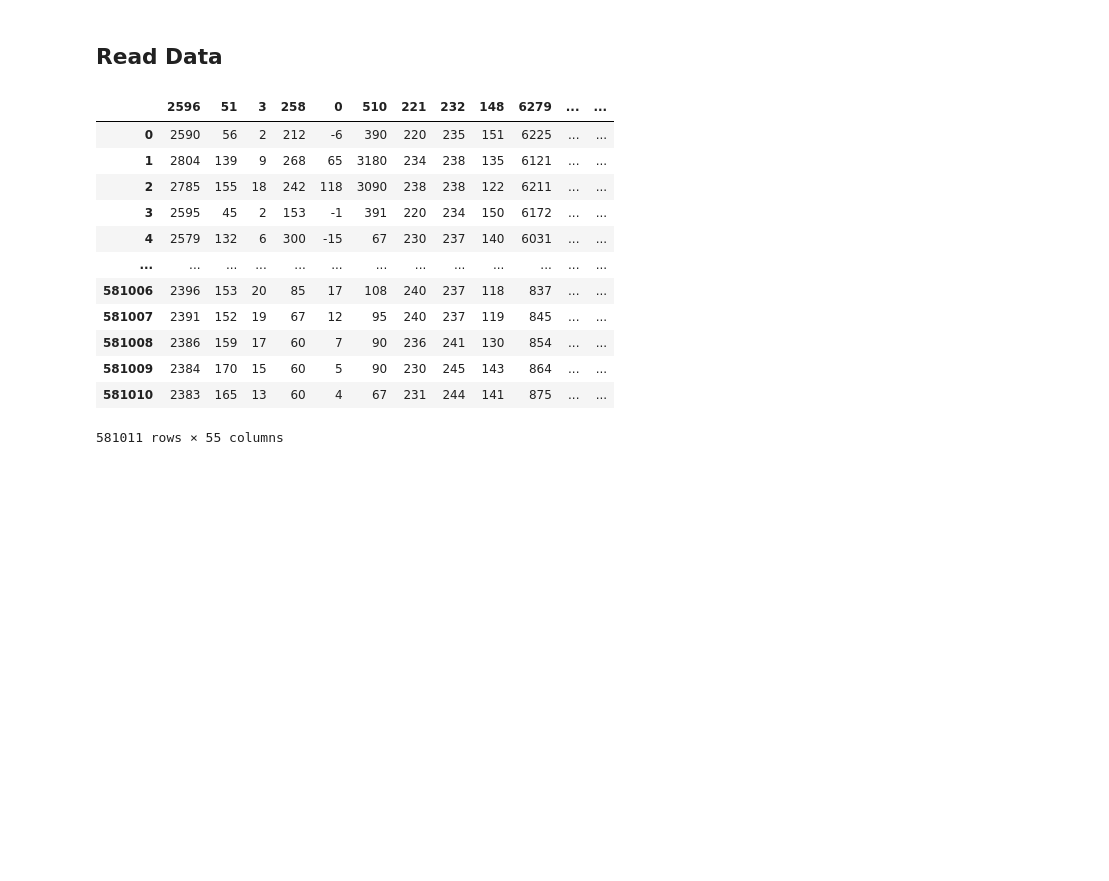
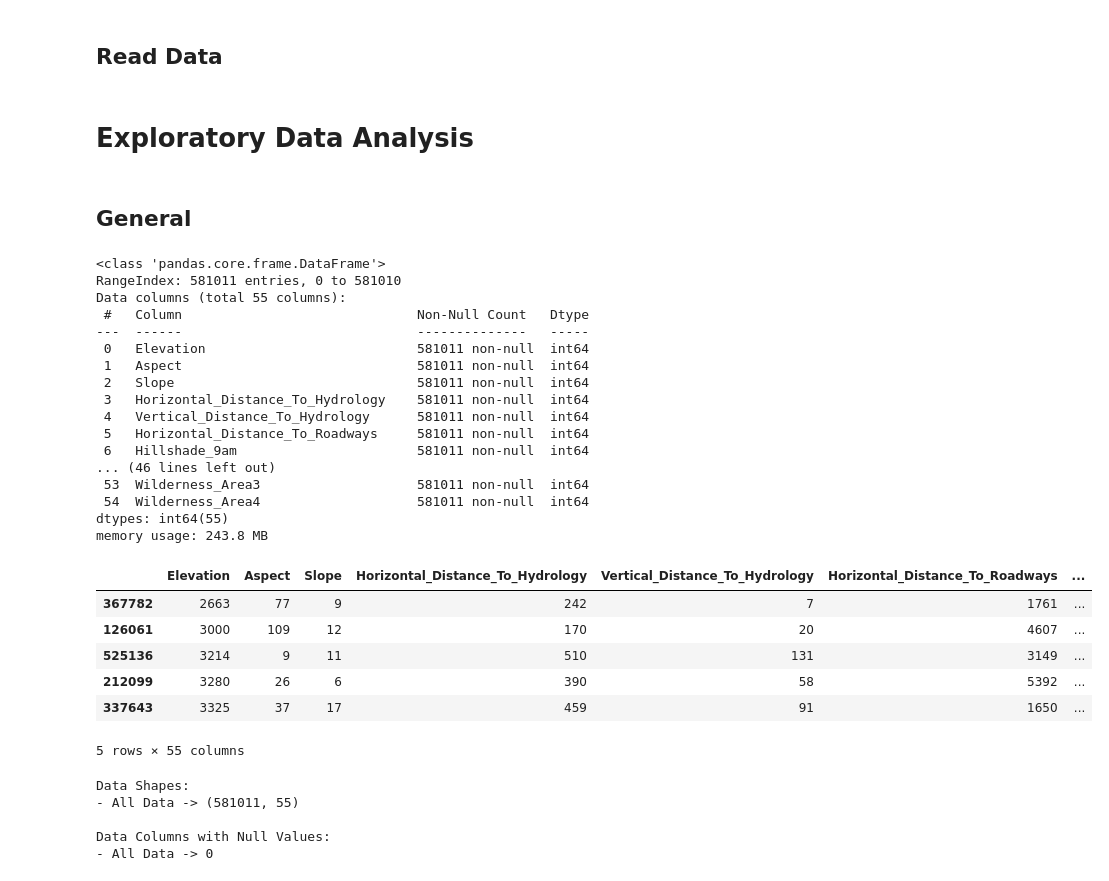
Before and after one commit to Volscente/DruidicGroveAI, a Jupyter notebook: notebooks/covertype/exploratory_data_analysis.ipynb, the cells around one changed output. Saved outputs shown, nothing was run; the diff lists cells and outputs as text; code cells hidden in the pictures; blank space fills up the shorter version.

Commit message:
General EDA

```diff
--- a/notebooks/covertype/exploratory_data_analysis.ipynb
+++ b/notebooks/covertype/exploratory_data_analysis.ipynb
@@ -67,16 +72,44 @@ covertype_data = pd.read_csv(root_path / covertype_data_path)
-# %%
-covertype_data
-# %% [output]
-|  | 2596 | 51 | 3 | 258 | 0 | 510 | 221 | 232 | 148 | 6279 | ... | ... |
-| 0 | 2590 | 56 | 2 | 212 | -6 | 390 | 220 | 235 | 151 | 6225 | ... | ... |
-| 1 | 2804 | 139 | 9 | 268 | 65 | 3180 | 234 | 238 | 135 | 6121 | ... | ... |
-| 2 | 2785 | 155 | 18 | 242 | 118 | 3090 | 238 | 238 | 122 | 6211 | ... | ... |
-| 3 | 2595 | 45 | 2 | 153 | -1 | 391 | 220 | 234 | 150 | 6172 | ... | ... |
-| 4 | 2579 | 132 | 6 | 300 | -15 | 67 | 230 | 237 | 140 | 6031 | ... | ... |
-| ... | ... | ... | ... | ... | ... | ... | ... | ... | ... | ... | ... | ... |
-| 581006 | 2396 | 153 | 20 | 85 | 17 | 108 | 240 | 237 | 118 | 837 | ... | ... |
-| 581007 | 2391 | 152 | 19 | 67 | 12 | 95 | 240 | 237 | 119 | 845 | ... | ... |
-| 581008 | 2386 | 159 | 17 | 60 | 7 | 90 | 236 | 241 | 130 | 854 | ... | ... |
-| 581009 | 2384 | 170 | 15 | 60 | 5 | 90 | 230 | 245 | 143 | 864 | ... | ... |
-| 581010 | 2383 | 165 | 13 | 60 | 4 | 67 | 231 | 244 | 141 | 875 | ... | ... |
-581011 rows × 55 columns
+# %% [markdown]
+# Exploratory Data Analysis
+# %% [markdown]
+## General
+# %%
+covertype_data.info()
+covertype_data.sample(5)
+# %% [output]
+<class 'pandas.core.frame.DataFrame'>
+RangeIndex: 581011 entries, 0 to 581010
+Data columns (total 55 columns):
+ #   Column                              Non-Null Count   Dtype
+---  ------                              --------------   -----
+ 0   Elevation                           581011 non-null  int64
+ 1   Aspect                              581011 non-null  int64
+ 2   Slope                               581011 non-null  int64
+ 3   Horizontal_Distance_To_Hydrology    581011 non-null  int64
+ 4   Vertical_Distance_To_Hydrology      581011 non-null  int64
+ 5   Horizontal_Distance_To_Roadways     581011 non-null  int64
+ 6   Hillshade_9am                       581011 non-null  int64
+... (46 lines left out)
+ 53  Wilderness_Area3                    581011 non-null  int64
+ 54  Wilderness_Area4                    581011 non-null  int64
+dtypes: int64(55)
+memory usage: 243.8 MB
+|  | Elevation | Aspect | Slope | Horizontal_Distance_To_Hydrology | Vertical_Distance_To_Hydrology | Horizontal_Distance_To_Roadways | ... |
+| 367782 | 2663 | 77 | 9 | 242 | 7 | 1761 | ... |
+| 126061 | 3000 | 109 | 12 | 170 | 20 | 4607 | ... |
+| 525136 | 3214 | 9 | 11 | 510 | 131 | 3149 | ... |
+| 212099 | 3280 | 26 | 6 | 390 | 58 | 5392 | ... |
+| 337643 | 3325 | 37 | 17 | 459 | 91 | 1650 | ... |
+5 rows × 55 columns
+# %%
+print(f"{blue}Data Shapes:{blue}\n- All Data -> {red}{covertype_data.shape}\n")
+print(
+    f"{blue}Data Columns with Null Values:"
+    f"{blue}\n- All Data -> {red}{covertype_data.isnull().any().sum()}\n"
+)
+# %% [output]
+Data Shapes:
+- All Data -> (581011, 55)
+
+Data Columns with Null Values:
+- All Data -> 0
```
Also changed, not shown: parts of 5 cells of this notebook, 1 other file.
